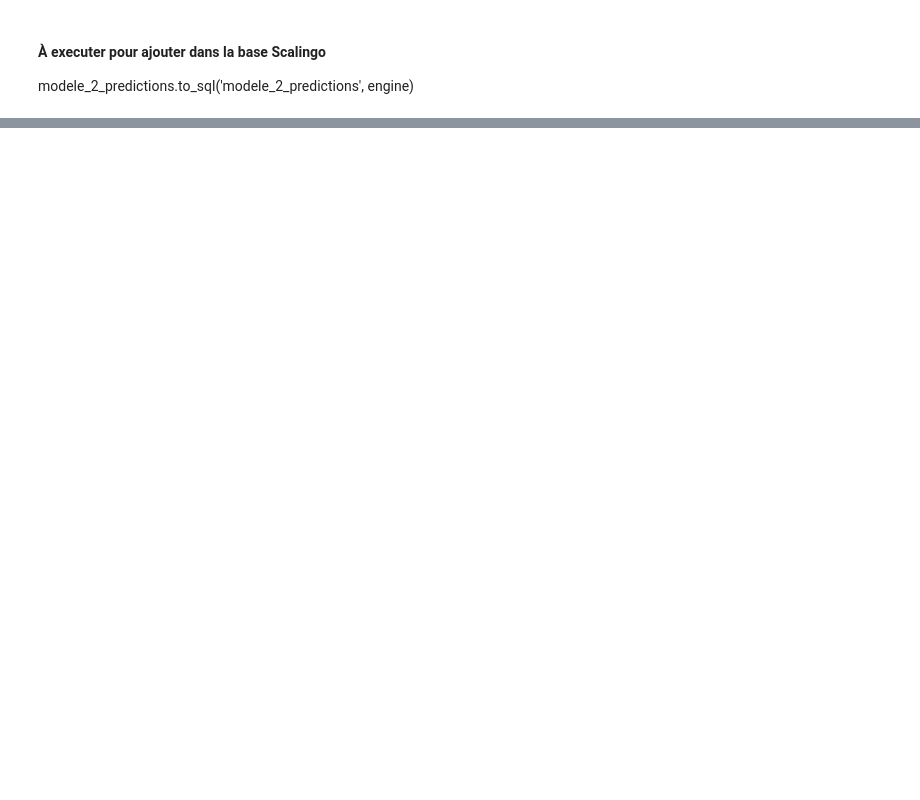
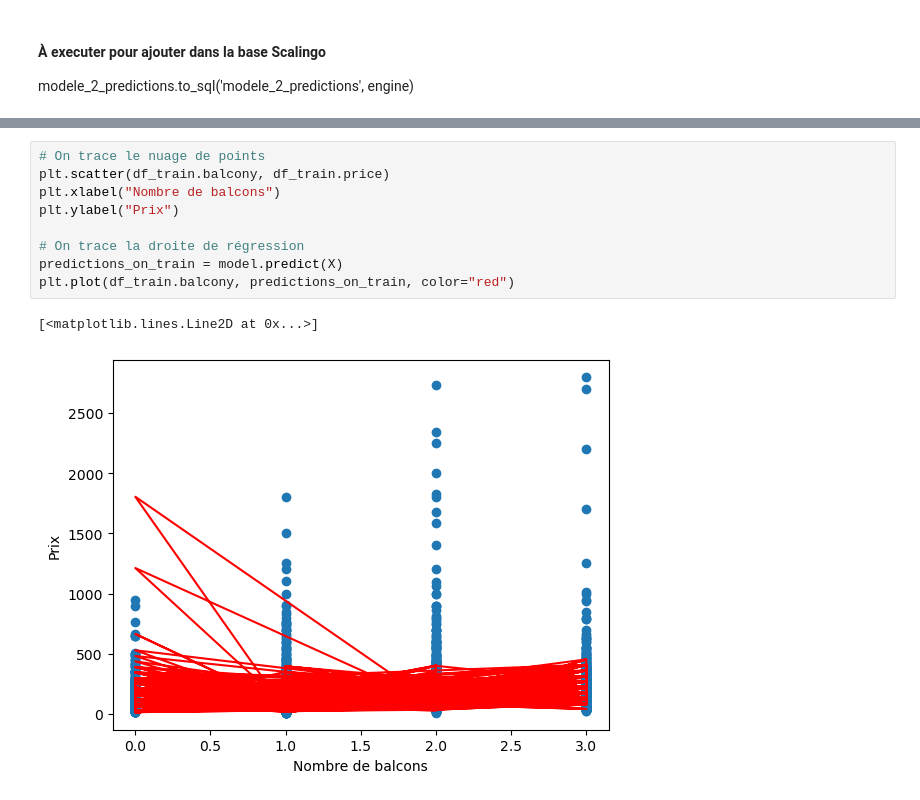
Before and after one commit to MateoDubernet/data-science-project-2, a Jupyter notebook: projet.ipynb, the cells around one changed output, grey strips where cells are left out. Cells and saved outputs as stored; diff of their text form; blank space fills up the shorter version.

```diff
--- a/projet.ipynb
+++ b/projet.ipynb
@@ -589,0 +663,12 @@ Calculer les prédictions `y_pred_test` sur la DataFrame de `test`. Stocker ces
+# %%
+# On trace le nuage de points
+plt.scatter(df_train.balcony, df_train.price)
+plt.xlabel("Nombre de balcons")
+plt.ylabel("Prix")
+
+# On trace la droite de régression
+predictions_on_train = model.predict(X)
+plt.plot(df_train.balcony, predictions_on_train, color="red")
+# %% [output]
+[<matplotlib.lines.Line2D at 0x...>]
+[figure, added]
```
Also changed, not shown: parts of 13 cells of this notebook.
